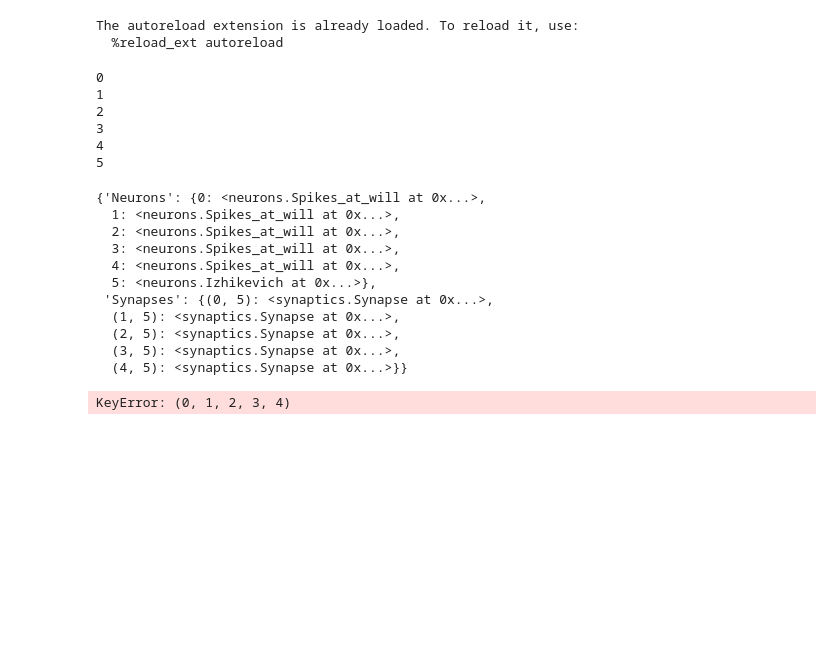
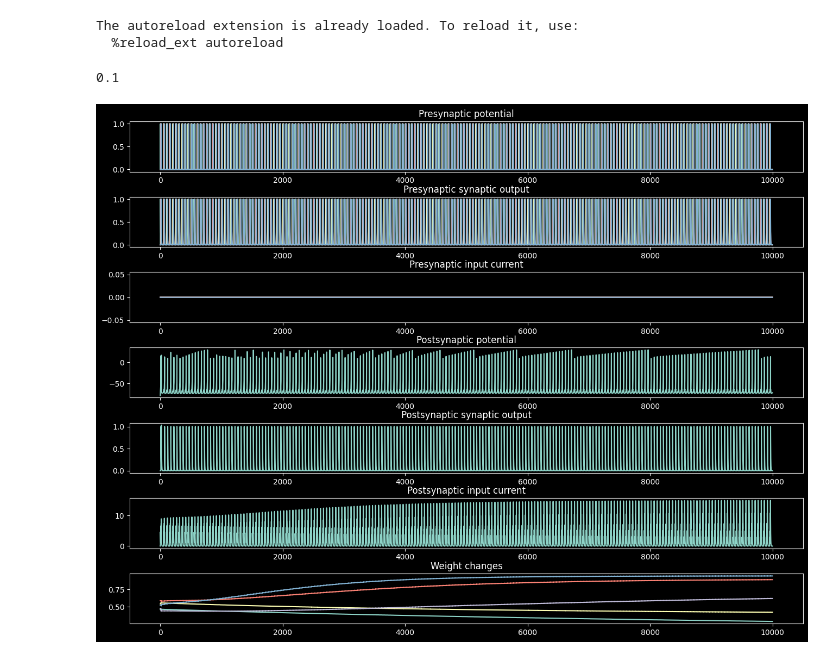
Before and after one commit to iamkg0/rustyspikes, a Jupyter notebook: Prototype/test.ipynb, the cells around one changed output. Saved outputs shown, nothing was run; the diff lists cells and outputs as text; code cells hidden in the pictures; blank space fills up the shorter version.

Commit message:
Added visualization, fixed gatherer, added some manipulation functions for models and synapses

```diff
--- a/Prototype/test.ipynb
+++ b/Prototype/test.ipynb
@@ -14,32 +14,9 @@ plt.style.use(['dark_background'])
 # %% [output]
 The autoreload extension is already loaded. To reload it, use:
   %reload_ext autoreload
-# %%
-snn = net_v0()
-snn.show_config()
-# %% [output]
-0
-1
-2
-3
-4
-5
-{'Neurons': {0: <neurons.Spikes_at_will at 0x...>,
-  1: <neurons.Spikes_at_will at 0x...>,
-  2: <neurons.Spikes_at_will at 0x...>,
-  3: <neurons.Spikes_at_will at 0x...>,
-  4: <neurons.Spikes_at_will at 0x...>,
-  5: <neurons.Izhikevich at 0x...>},
- 'Synapses': {(0, 5): <synaptics.Synapse at 0x...>,
-  (1, 5): <synaptics.Synapse at 0x...>,
-  (2, 5): <synaptics.Synapse at 0x...>,
-  (3, 5): <synaptics.Synapse at 0x...>,
-  (4, 5): <synaptics.Synapse at 0x...>}}
-# %%
-gatherer = Gatherer(snn, list(range(5)), [5])
-gatherer.gather_stats()
-gatherer.gather_stats()
-gatherer.get_stats()
-# %% [output]
-KeyError: (0, 1, 2, 3, 4)
+# %%
+test_prot_v0(net_v0, time=10000)
+# %% [output]
+0.1
+[figure, added]
 # %%
```
Also changed, not shown: parts of 1 cell of this notebook, 7 other files.
